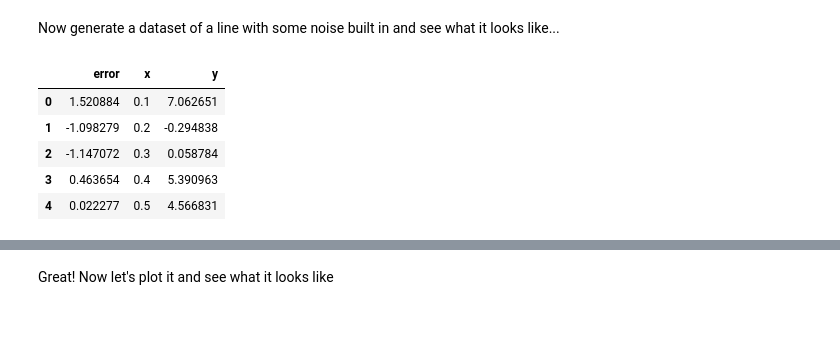
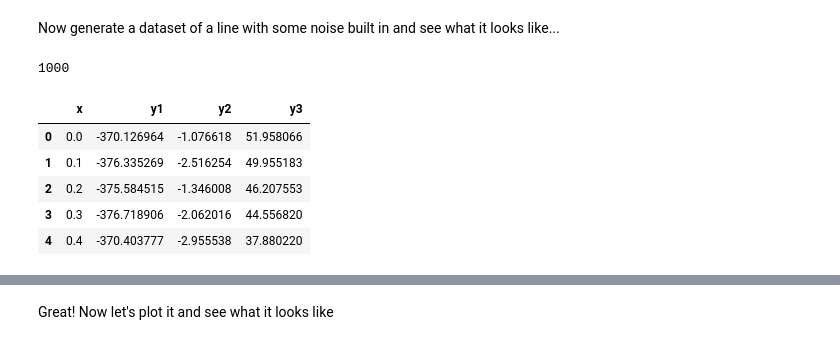
Before and after one commit to frickp/dataSandbox, a Jupyter notebook: migratingOnline.ipynb, the cells around one changed output, grey strips where cells are left out. Drawn from its saved outputs; the diff is of its cells as text; code cells hidden in the pictures.

```diff
--- a/migratingOnline.ipynb
+++ b/migratingOnline.ipynb
@@ -26,17 +26,23 @@ import pylab as pl
 from sklearn import linear_model
 # %% [markdown]
 Now generate a dataset of a line with some noise built in and see what it looks like...
-# %%
-d={'x': range(1,100),'error': np.random.randn(99)}
-df = pd.DataFrame(data=d,index=range(99))
-df['y'] = df['x']*0.5 + 2 + df['error']*3
-df['x']=df['x']/10
-#df['x2'] = df[]
-df.head()
-# %% [output]
-|  | error | x | y |
-| 0 | 1.520884 | 0.1 | 7.062651 |
-| 1 | -1.098279 | 0.2 | -0.294838 |
-| 2 | -1.147072 | 0.3 | 0.058784 |
-| 3 | 0.463654 | 0.4 | 5.390963 |
-| 4 | 0.022277 | 0.5 | 4.566831 |
+# %%
+#Set a randomization seed for reproducibility
+np.random.seed(1)
+d = np.arange(0,100,0.1)
+df = pd.DataFrame({'x': d})
+df['y1'] =  df['x']*5   -375  + np.random.randn(len(d))*3
+df['y2'] = -df['x']*3 - 1  + np.random.randn(len(d))*0.5
+df['y3'] = -df['x']*10   + 50 + np.random.randn(len(d))*4
+
+#print d
+print len(d)
+df.head()
+# %% [output]
+1000
+|  | x | y1 | y2 | y3 |
+| 0 | 0.0 | -370.126964 | -1.076618 | 51.958066 |
+| 1 | 0.1 | -376.335269 | -2.516254 | 49.955183 |
+| 2 | 0.2 | -375.584515 | -1.346008 | 46.207553 |
+| 3 | 0.3 | -376.718906 | -2.062016 | 44.556820 |
+| 4 | 0.4 | -370.403777 | -2.955538 | 37.880220 |
```
Also changed, not shown: parts of 6 cells of this notebook, 5 other files.
